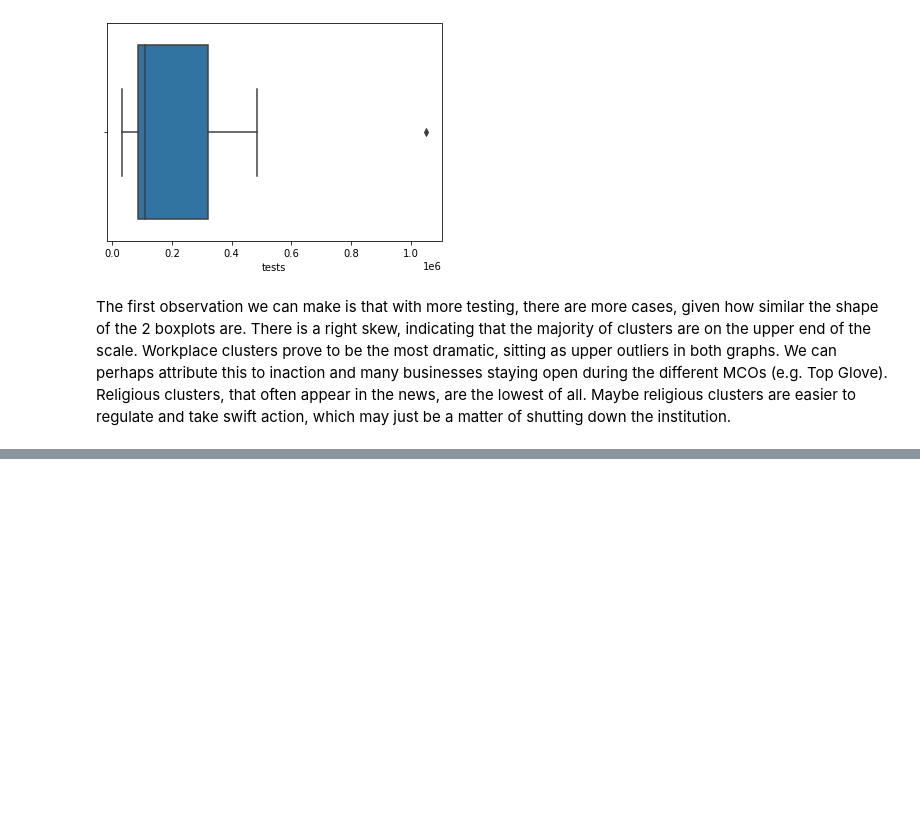
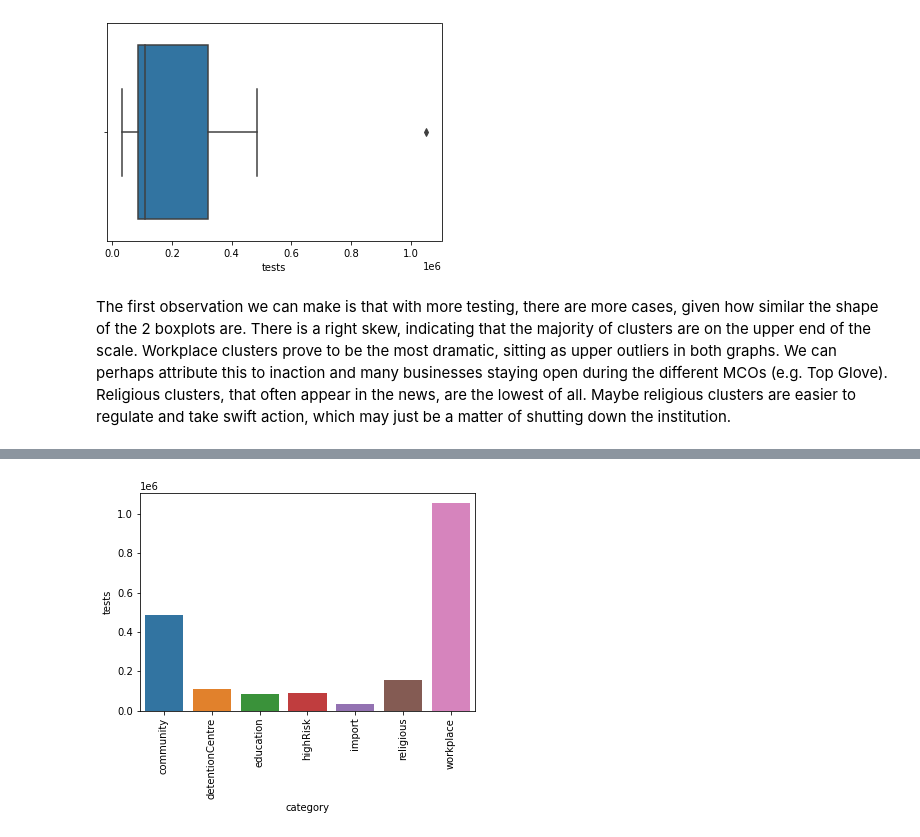
Before and after one commit to sidharrth2002/covid-streamlit, a Jupyter notebook: Q3(i).ipynb, the cells around one changed output, grey strips where cells are left out. Saved outputs shown, nothing was run; the diff lists cells and outputs as text; code cells hidden in the pictures; blank space fills up the shorter version.

```diff
--- a/Q3(i).ipynb
+++ b/Q3(i).ipynb
@@ -629,0 +634,6 @@ The first observation we can make is that with more testing, there are more case
+# %%
+sns.barplot(x='category', y='tests', data=cluster_cases)
+plt.xticks(rotation=90)
+plt.show()
+# %% [output]
+[figure, added]
```
Also changed, not shown: parts of 4 cells of this notebook, 3 other files.
